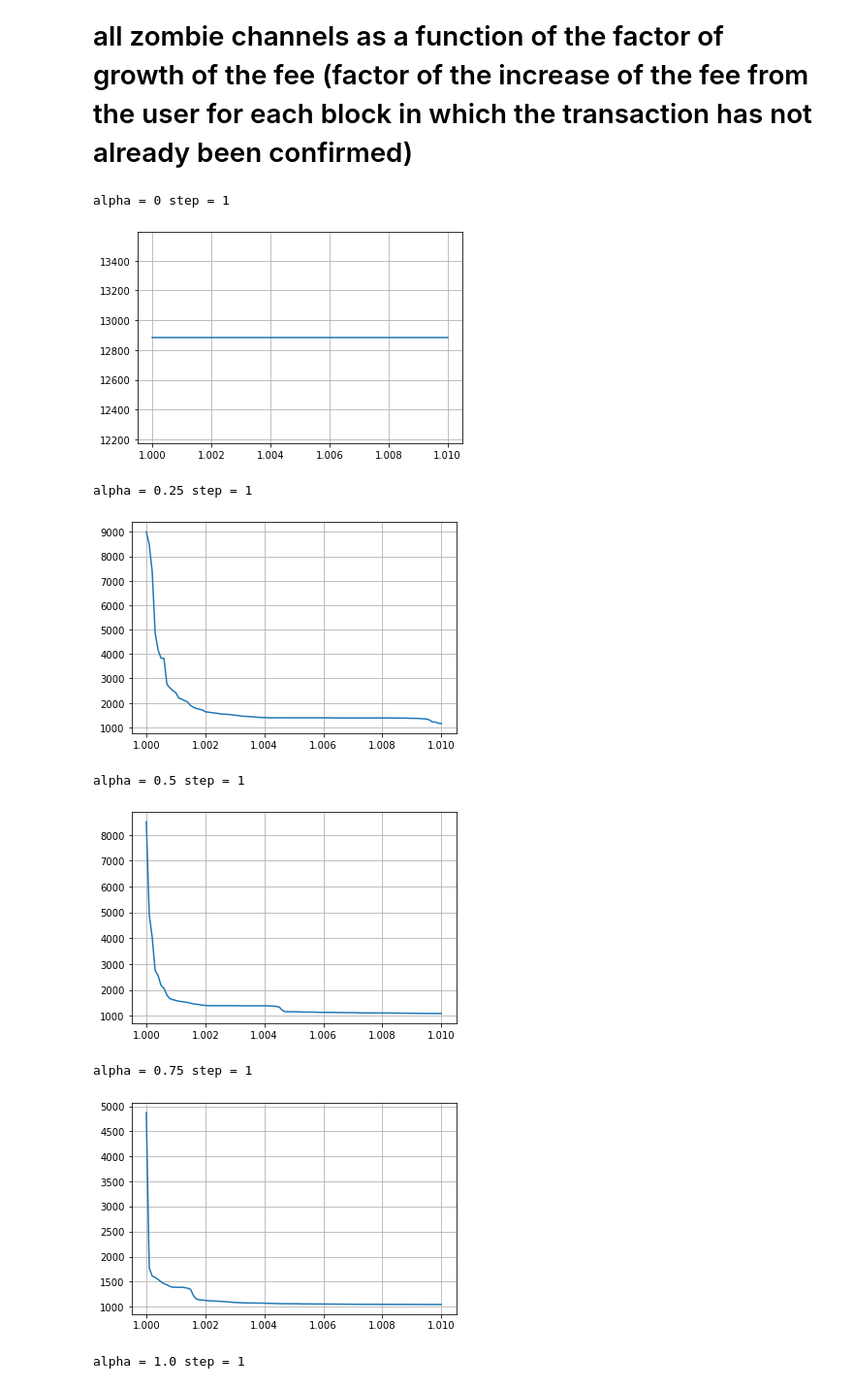
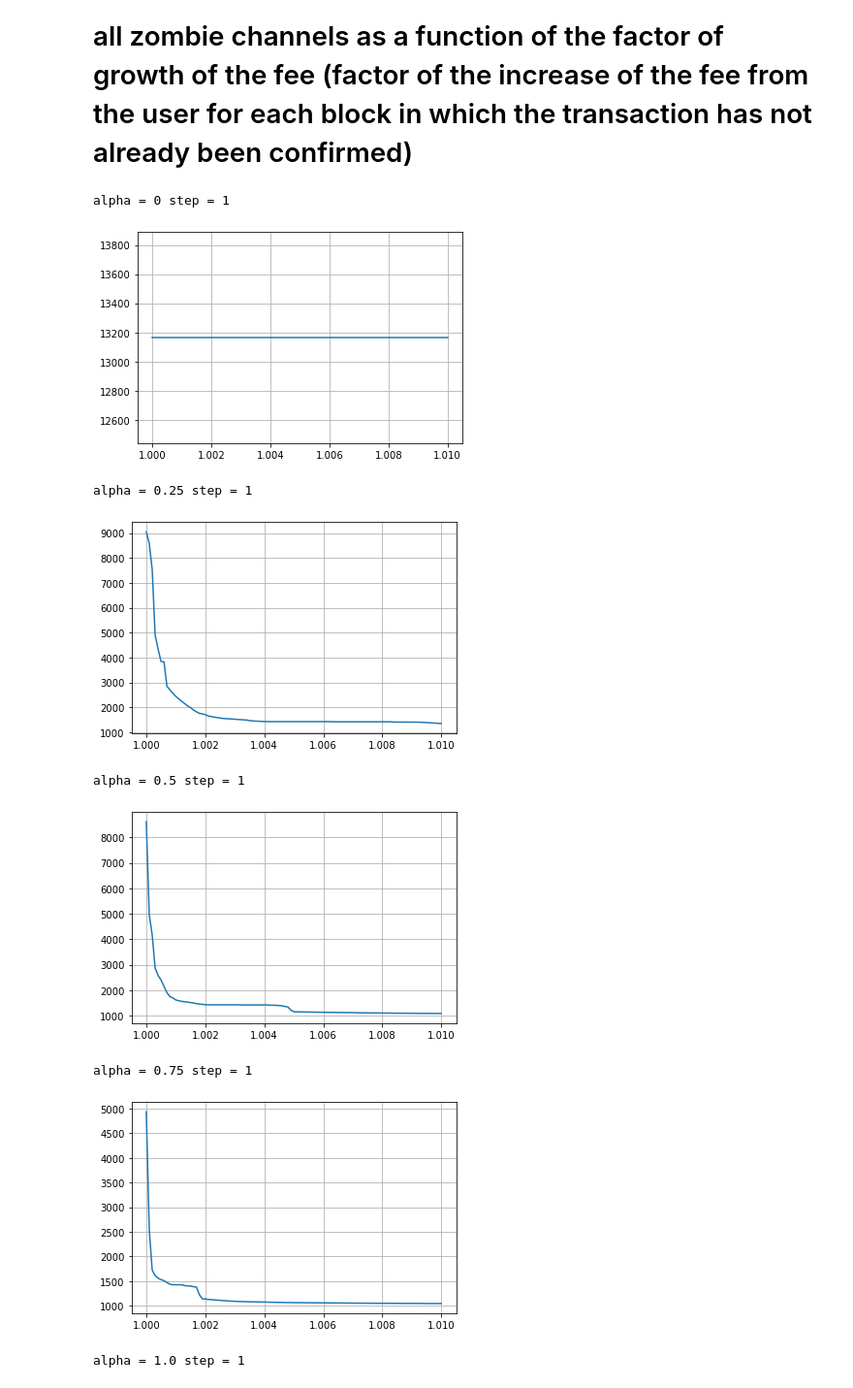
Before and after one commit to CosimoSguanci/Mass-Exit-Attacks-on-LN, a Jupyter notebook: ZombieAttackSimulation.ipynb, the cells around one changed output. Shown at 97% size. Drawn from its saved outputs; the diff is of its cells as text; code cells hidden in the pictures.

Commit message:
Zombie Attack Simulation code cleanup

```diff
--- a/ZombieAttackSimulation.ipynb
+++ b/ZombieAttackSimulation.ipynb
@@ -245,7 +274,7 @@ for alpha in alphas:
     if(fee_index_in_ranges >= len(fee_ranges) - 1):
        fee_index_in_ranges = len(fee_ranges) - 1
 
-    blocks_to_close_all_channels = LN_CLOSING_CHANNEL_DELAY + simulate(mempool_data, fee_index_in_ranges, INITIAL_NUM_ZOMBIE_CHANNELS)
+    blocks_to_close_all_channels = LN_CLOSING_CHANNEL_DELAY + simulate(mempool_data, blocks_data, 497928, fee_index_in_ranges, INITIAL_NUM_ZOMBIE_CHANNELS)
 
     print(blocks_to_close_all_channels, "blocks to close all channels with alpha =", alpha)
 
@@ -343,35 +353,16 @@ ax.grid(True)
 fee_ranges = [ 0, 1, 2, 3, 4, 5, 6, 7, 8, 10, 12, 14, 17, 20, 25, 30, 40, 50, 60, 70, 80, 100, 120, 140, 170, 200, 250, 300, 400, 500, 600, 700, 800, 1000, 1200, 1400, 1700, 2000, 2500, 3000, 4000, 5000, 6000, 7000, 8000, 10000 ]
 needed_blocks = []
 
-tx_count_per_fee_level = mempool_data[0][1]
-total_tx_count = sum(tx_count_per_fee_level)
+average_index = get_average_index_fee(mempool_data[0])
 
-acc = 0
-i = 0
-for c in tx_count_per_fee_level:
-    acc = acc + (fee_ranges[i] * c)
-    i = i + 1
+for zombie_channels in range(INITIAL_NUM_ZOMBIE_CHANNELS, 1000000, 1000):
 
-avg_fee = round(acc/total_tx_count)
-
-average_index = 0
-
-i = 1
-
-while i < len(fee_ranges):
-    if fee_ranges[i-1] <= avg_fee and avg_fee <= fee_ranges[i]:
-        average_index = i
-        break
-    i = i + 1
-
-for zombie_channels in range(60000, 1000000, 1000):
-
-    blocks_to_close_all_channels = LN_CLOSING_CHANNEL_DELAY + simulate(mempool_data, average_index, zombie_channels)
+    blocks_to_close_all_channels = LN_CLOSING_CHANNEL_DELAY + simulate(mempool_data, blocks_data, 497928, average_index, zombie_channels)
 
     print(blocks_to_close_all_channels, "blocks to close all channels with average fee and max-cut size =", zombie_channels)
 
     needed_blocks.append(blocks_to_close_all_channels)
 
-plt.plot(range(60000, 1000000, 1000), needed_blocks)
+plt.plot(range(INITIAL_NUM_ZOMBIE_CHANNELS, 1000000, 1000), needed_blocks)
 plt.show()
 # %% [output]
@@ -400,8 +391,8 @@ plt.show()
 # %%
 # Dynamic Case
 # beta: factor of growth of the fee (new_fee = alpha * beta)
-# gamma: percentage of transactions that are replaced
 # step: number of blocks after which the fee is increased
+# gamma: percentage of transactions that are replaced (TODO)
 
 fee_ranges = [ 0, 1, 2, 3, 4, 5, 6, 7, 8, 10, 12, 14, 17, 20, 25, 30, 40, 50, 60, 70, 80, 100, 120, 140, 170, 200]
 
@@ -423,13 +414,13 @@ for alpha in alphas:
     needed_blocks = []
 
     for beta in betas:
-        needed_blocks.append(LN_CLOSING_CHANNEL_DELAY + simulate(mempool_data, fee_index_in_ranges, INITIAL_NUM_ZOMBIE_CHANNELS, highest_priority=highest_priority, dynamic=True, alpha=alpha, beta=beta, step=step))
+        needed_blocks.append(LN_CLOSING_CHANNEL_DELAY + simulate(mempool_data, blocks_data, 497928, fee_index_in_ranges, INITIAL_NUM_ZOMBIE_CHANNELS, highest_priority=highest_priority, dynamic=True, alpha=alpha, beta=beta, step=step))
 
     print("alpha =", alpha, "step =", step)
 
     fig, ax = plt.subplots()
     ax.grid(True)
-    plt.plot(betas, needed_blocks) #scatter
+    plt.plot(betas, needed_blocks)
     plt.show()
 
 # Step = 5 blocks
@@ -447,45 +438,45 @@ for alpha in alphas:
     needed_blocks = []
 
     for beta in betas:
-        needed_blocks.append(LN_CLOSING_CHANNEL_DELAY + simulate(mempool_data, fee_index_in_ranges, INITIAL_NUM_ZOMBIE_CHANNELS, highest_priority=highest_priority, dynamic=True, alpha=alpha, beta=beta, step=step))
+        needed_blocks.append(LN_CLOSING_CHANNEL_DELAY + simulate(mempool_data, blocks_data, 497928, fee_index_in_ranges, INITIAL_NUM_ZOMBIE_CHANNELS, highest_priority=highest_priority, dynamic=True, alpha=alpha, beta=beta, step=step))
 
     print("alpha =", alpha, "step =", step)
 
     fig, ax = plt.subplots()
     ax.grid(True)
-    plt.plot(betas, needed_blocks) #scatter
+    plt.plot(betas, needed_blocks)
     plt.show()
 
 # Step = 10 blocks
 step = 10
 for alpha in alphas:
 
     highest_priority = False
 
     fee_index_in_ranges = math.floor(alpha * (len(fee_ranges) - 1))
 
     if(fee_index_in_ranges > len(fee_ranges) - 1):
         highest_priority = True
         fee_index_in_ranges = len(fee_ranges) - 1
 
     needed_blocks = []
 
     for beta in betas:
-        needed_blocks.append(LN_CLOSING_CHANNEL_DELAY + simulate(mempool_data, fee_index_in_ranges, INITIAL_NUM_ZOMBIE_CHANNELS, highest_priority=highest_priority, dynamic=True, alpha=alpha, beta=beta, step=step))
+        needed_blocks.append(LN_CLOSING_CHANNEL_DELAY + simulate(mempool_data, blocks_data, 497928, fee_index_in_ranges, INITIAL_NUM_ZOMBIE_CHANNELS, highest_priority=highest_priority, dynamic=True, alpha=alpha, beta=beta, step=step))
 
     print("alpha =", alpha, "step =", step)
 
     fig, ax = plt.subplots()
     ax.grid(True)
-    plt.plot(betas, needed_blocks) #scatter
+    plt.plot(betas, needed_blocks)
     plt.show()
 # %% [output]
 alpha = 0 step = 1
-[figure, old version]
+[figure, new version]
 alpha = 0.25 step = 1
-[figure, old version]
+[figure, new version]
 alpha = 0.5 step = 1
-[figure, old version]
+[figure, new version]
 alpha = 0.75 step = 1
-[figure, old version]
+[figure, new version]
 alpha = 1.0 step = 1
```
Also changed, not shown: parts of 11 cells of this notebook.
